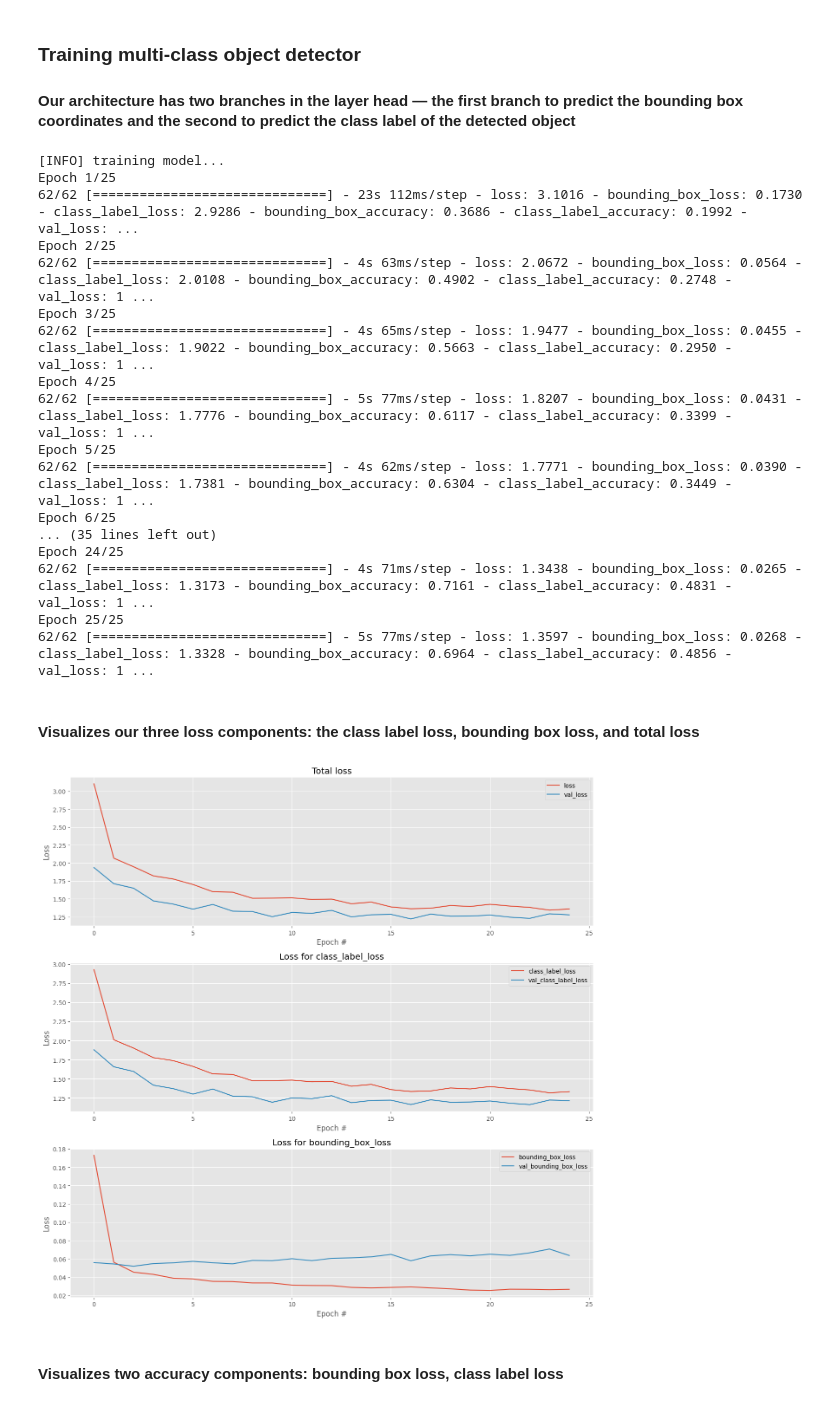
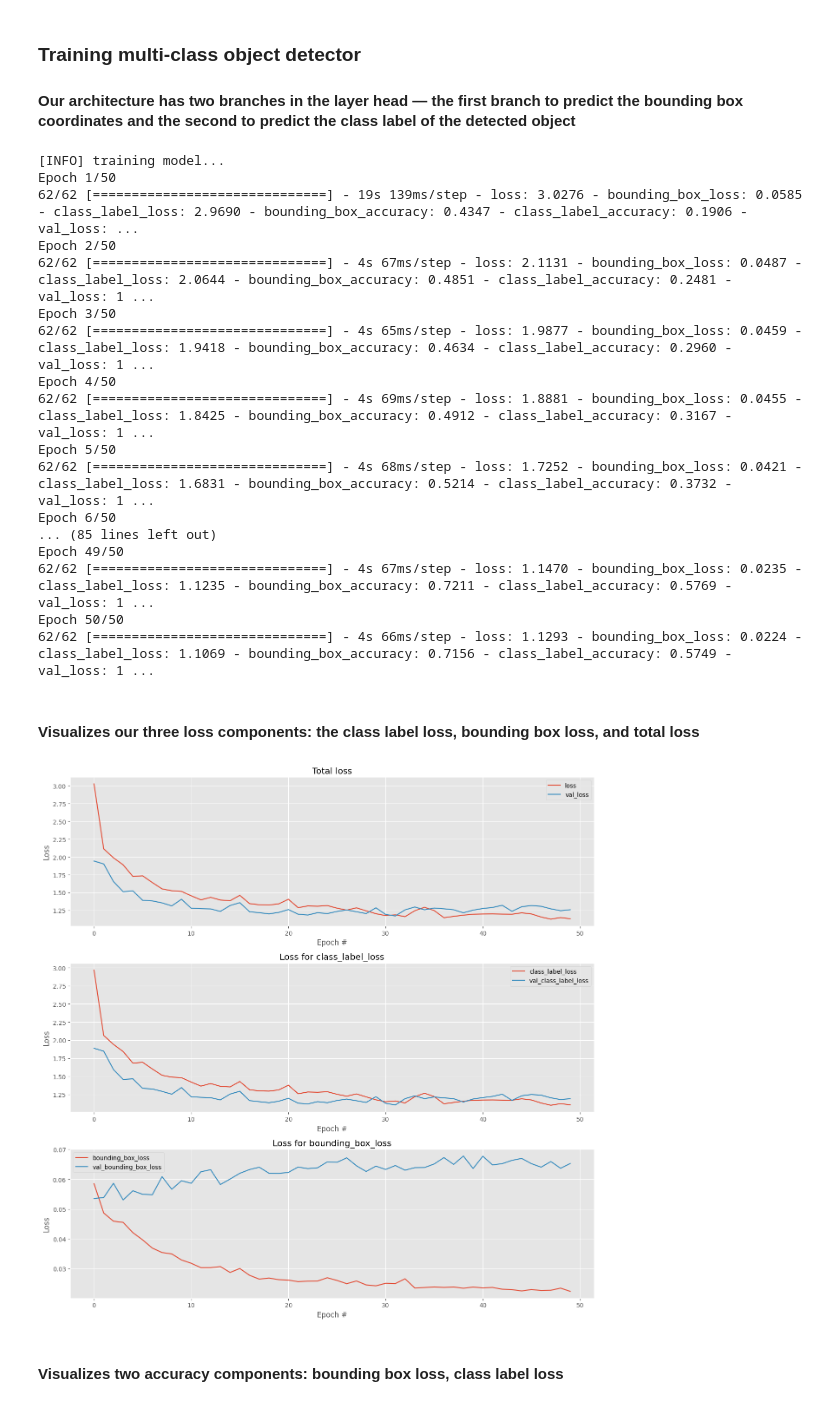
Before and after one commit to ljtaylor99/AAI-521-Final-Project, a Jupyter notebook: HarvestGuard.ipynb, the cells around one changed output. Drawn from its saved outputs; the diff is of its cells as text; code cells hidden in the pictures.

```diff
--- a/HarvestGuard.ipynb
+++ b/HarvestGuard.ipynb
@@ -809,50 +800,50 @@ H = modell.fit(
 	trainImages, trainTargets,
 	validation_data=(testImages, testTargets),
 	batch_size=BS,
-	epochs=25,
+	epochs=50,
 	#class_weight=class_weights,
 	verbose=1)
 # %% [output]
 [INFO] training model...
-Epoch 1/25
-62/62 [==============================] - 23s 112ms/step - loss: 3.1016 - bounding_box_loss: 0.1730 - class_label_loss: 2.9286 - bounding_box_accuracy: 0.3686 - class_label_accuracy: 0.1992 - val_loss: ...
-Epoch 2/25
-62/62 [==============================] - 4s 63ms/step - loss: 2.0672 - bounding_box_loss: 0.0564 - class_label_loss: 2.0108 - bounding_box_accuracy: 0.4902 - class_label_accuracy: 0.2748 - val_loss: 1 ...
-Epoch 3/25
-62/62 [==============================] - 4s 65ms/step - loss: 1.9477 - bounding_box_loss: 0.0455 - class_label_loss: 1.9022 - bounding_box_accuracy: 0.5663 - class_label_accuracy: 0.2950 - val_loss: 1 ...
-Epoch 4/25
-62/62 [==============================] - 5s 77ms/step - loss: 1.8207 - bounding_box_loss: 0.0431 - class_label_loss: 1.7776 - bounding_box_accuracy: 0.6117 - class_label_accuracy: 0.3399 - val_loss: 1 ...
-Epoch 5/25
-62/62 [==============================] - 4s 62ms/step - loss: 1.7771 - bounding_box_loss: 0.0390 - class_label_loss: 1.7381 - bounding_box_accuracy: 0.6304 - class_label_accuracy: 0.3449 - val_loss: 1 ...
-Epoch 6/25
-... (35 lines left out)
-Epoch 24/25
-62/62 [==============================] - 4s 71ms/step - loss: 1.3438 - bounding_box_loss: 0.0265 - class_label_loss: 1.3173 - bounding_box_accuracy: 0.7161 - class_label_accuracy: 0.4831 - val_loss: 1 ...
-Epoch 25/25
-62/62 [==============================] - 5s 77ms/step - loss: 1.3597 - bounding_box_loss: 0.0268 - class_label_loss: 1.3328 - bounding_box_accuracy: 0.6964 - class_label_accuracy: 0.4856 - val_loss: 1 ...
+Epoch 1/50
+62/62 [==============================] - 19s 139ms/step - loss: 3.0276 - bounding_box_loss: 0.0585 - class_label_loss: 2.9690 - bounding_box_accuracy: 0.4347 - class_label_accuracy: 0.1906 - val_loss: ...
+Epoch 2/50
+62/62 [==============================] - 4s 67ms/step - loss: 2.1131 - bounding_box_loss: 0.0487 - class_label_loss: 2.0644 - bounding_box_accuracy: 0.4851 - class_label_accuracy: 0.2481 - val_loss: 1 ...
+Epoch 3/50
+62/62 [==============================] - 4s 65ms/step - loss: 1.9877 - bounding_box_loss: 0.0459 - class_label_loss: 1.9418 - bounding_box_accuracy: 0.4634 - class_label_accuracy: 0.2960 - val_loss: 1 ...
+Epoch 4/50
+62/62 [==============================] - 4s 69ms/step - loss: 1.8881 - bounding_box_loss: 0.0455 - class_label_loss: 1.8425 - bounding_box_accuracy: 0.4912 - class_label_accuracy: 0.3167 - val_loss: 1 ...
+Epoch 5/50
+62/62 [==============================] - 4s 68ms/step - loss: 1.7252 - bounding_box_loss: 0.0421 - class_label_loss: 1.6831 - bounding_box_accuracy: 0.5214 - class_label_accuracy: 0.3732 - val_loss: 1 ...
+Epoch 6/50
+... (85 lines left out)
+Epoch 49/50
+62/62 [==============================] - 4s 67ms/step - loss: 1.1470 - bounding_box_loss: 0.0235 - class_label_loss: 1.1235 - bounding_box_accuracy: 0.7211 - class_label_accuracy: 0.5769 - val_loss: 1 ...
+Epoch 50/50
+62/62 [==============================] - 4s 66ms/step - loss: 1.1293 - bounding_box_loss: 0.0224 - class_label_loss: 1.1069 - bounding_box_accuracy: 0.7156 - class_label_accuracy: 0.5749 - val_loss: 1 ...
 # %% [markdown]
 #### **Visualizes our three loss components: the class label loss, bounding box loss, and total loss**
 # %%
 # plot the total loss, label loss, and bounding box loss
-epochs=25
+epochs=50
 lossNames = ["loss", "class_label_loss", "bounding_box_loss"]
 N = np.arange(0, epochs)
 plt.style.use("ggplot")
 (fig, ax) = plt.subplots(3, 1, figsize=(13, 13))
 # loop over the loss names
 for (i, l) in enumerate(lossNames):
 	# plot the loss for both the training and validation data
 	title = "Loss for {}".format(l) if l != "loss" else "Total loss"
 	ax[i].set_title(title)
 	ax[i].set_xlabel("Epoch #")
 	ax[i].set_ylabel("Loss")
 	ax[i].plot(N, H.history[l], label=l)
 	ax[i].plot(N, H.history["val_" + l], label="val_" + l)
 	ax[i].legend()
 # save the losses figure and create a new figure for the accuracies
 plt.tight_layout()
 # %% [output]
-[figure, old version]
+[figure, new version]
 # %% [markdown]
 #### **Visualizes two accuracy components: bounding box loss, class label loss**
 # %%
```
Also changed, not shown: parts of 19 cells of this notebook.
